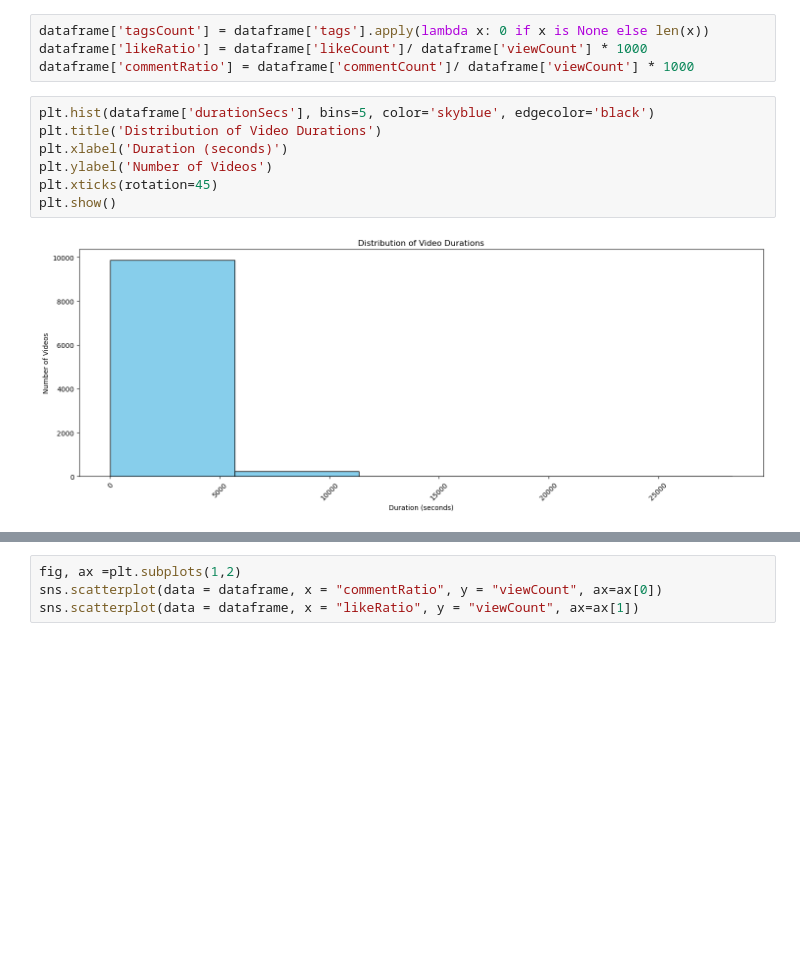
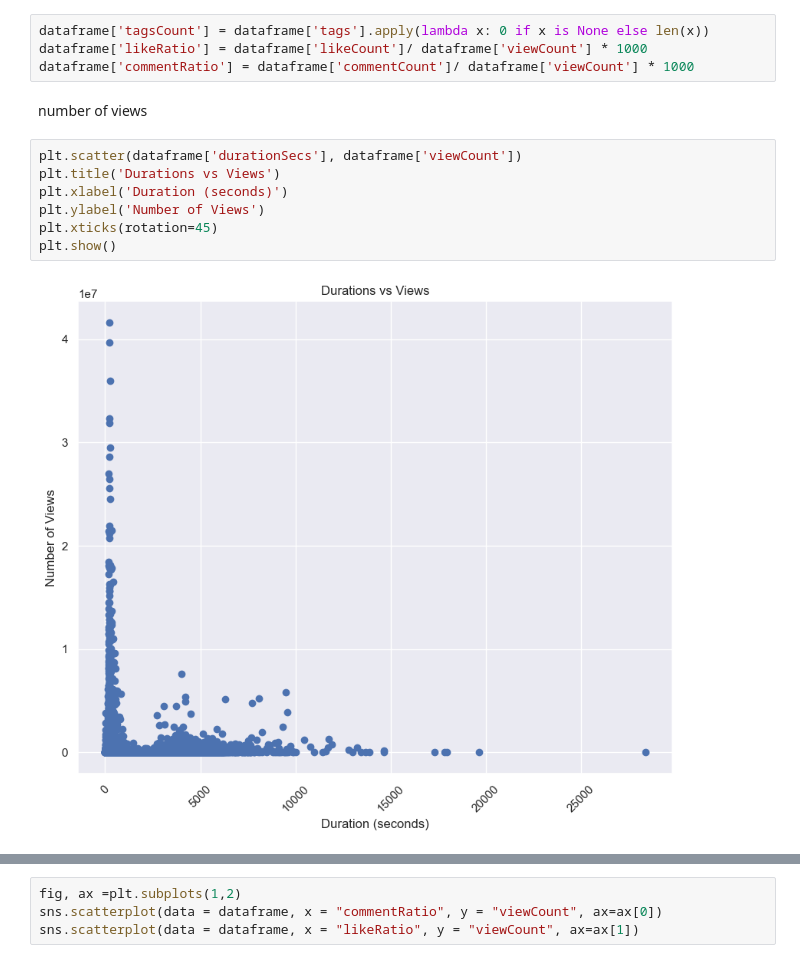
Before and after one commit to Nginacloud/Analytics, a Jupyter notebook: YoutubeScrap/Youtube_EDA.ipynb, the cells around one changed output, grey strips where cells are left out. Cells and saved outputs as stored; diff of their text form; blank space fills up the shorter version.

```diff
--- a/YoutubeScrap/Youtube_EDA.ipynb
+++ b/YoutubeScrap/Youtube_EDA.ipynb
@@ -239,12 +240,14 @@ dataframe.head(10)
 dataframe['tagsCount'] = dataframe['tags'].apply(lambda x: 0 if x is None else len(x))
 dataframe['likeRatio'] = dataframe['likeCount']/ dataframe['viewCount'] * 1000
 dataframe['commentRatio'] = dataframe['commentCount']/ dataframe['viewCount'] * 1000
+# %% [markdown]
+number of views
 # %%
-plt.hist(dataframe['durationSecs'], bins=5, color='skyblue', edgecolor='black')
-plt.title('Distribution of Video Durations')
+plt.scatter(dataframe['durationSecs'], dataframe['viewCount'])
+plt.title('Durations vs Views')
 plt.xlabel('Duration (seconds)')
-plt.ylabel('Number of Videos')
+plt.ylabel('Number of Views')
 plt.xticks(rotation=45)
 plt.show()
 # %% [output]
-[figure, old version]
+[figure, new version]
```
Also changed, not shown: parts of 6 cells of this notebook, 8 other files.
